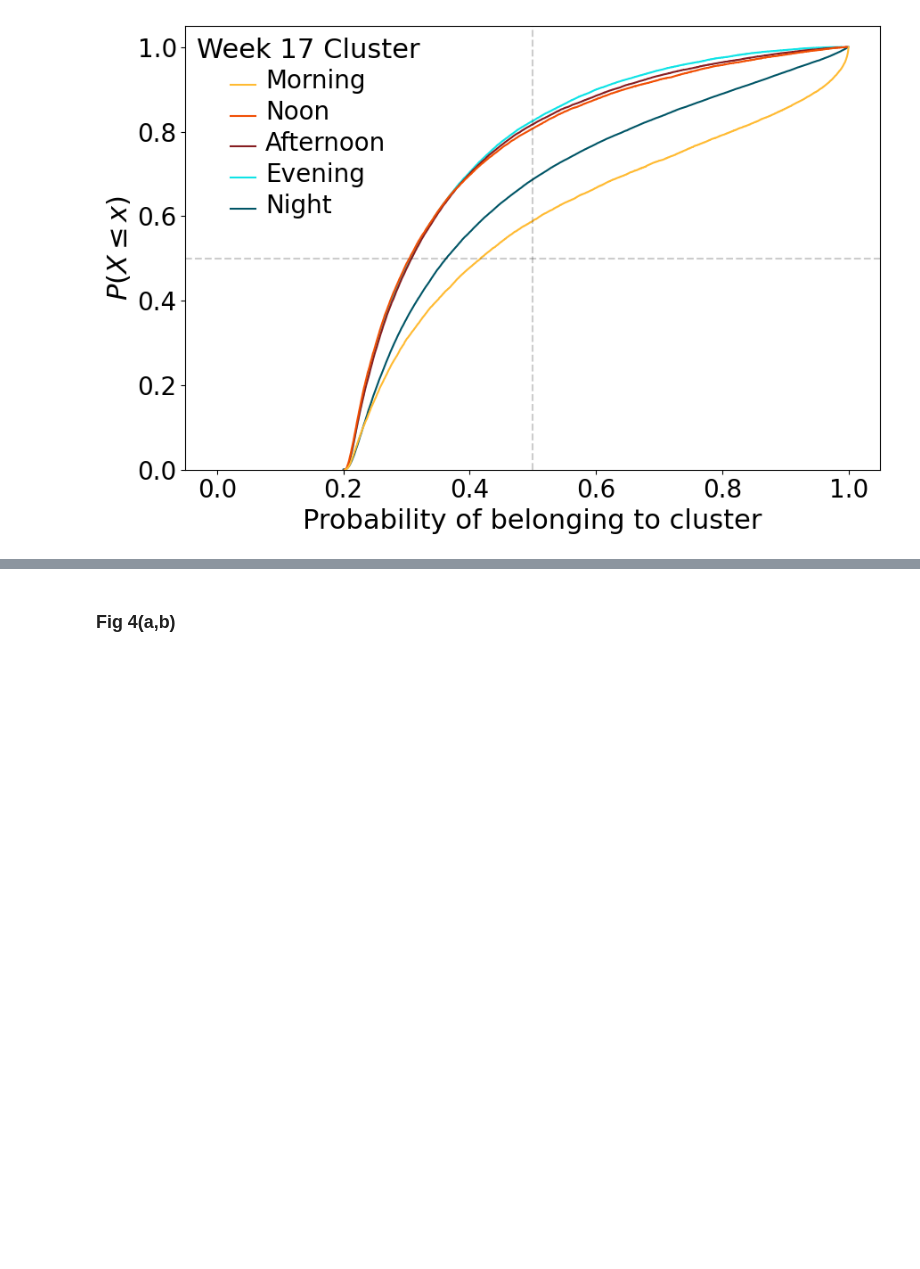
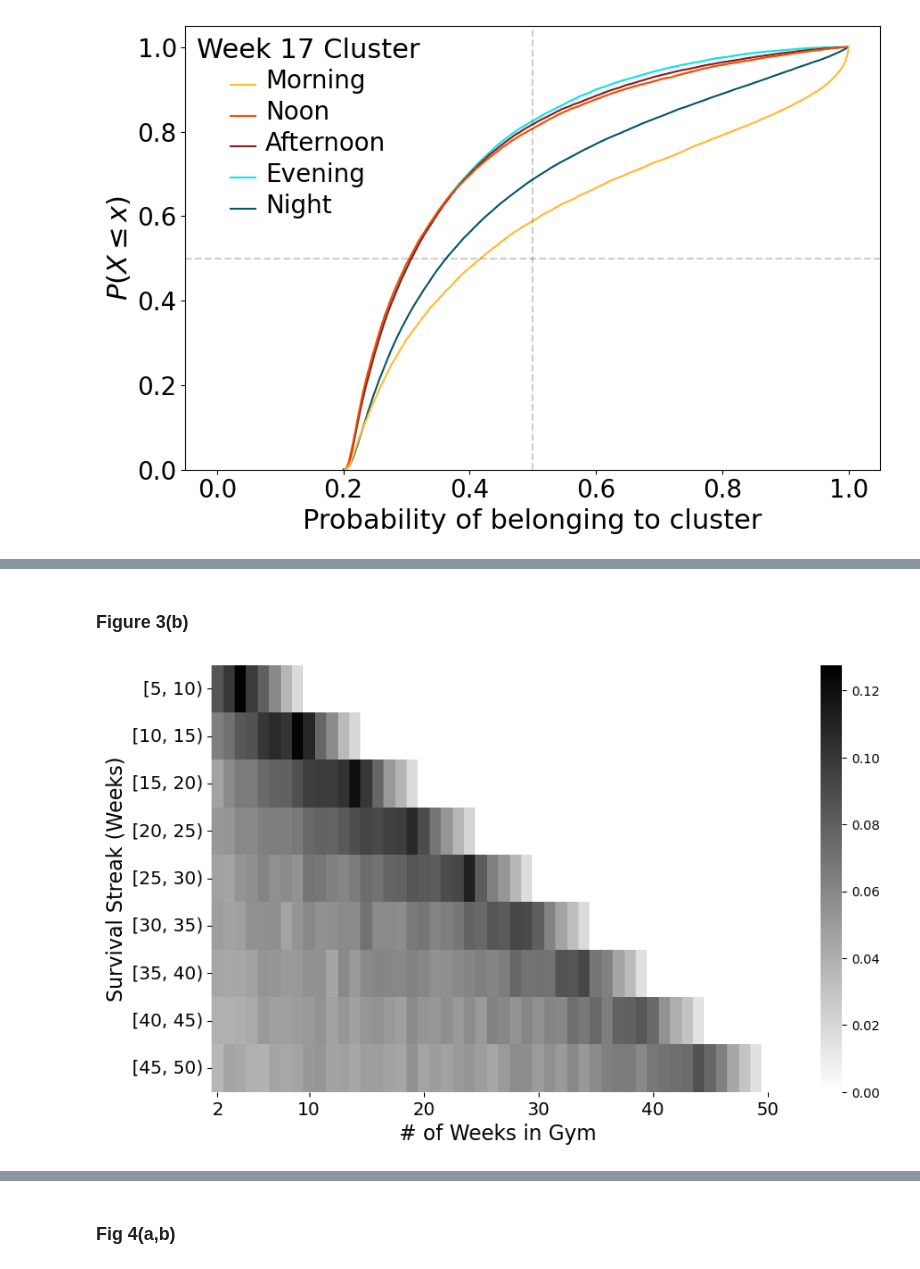
Before and after one commit to egedemirci/From-Occasional-to-Steady-Habit-Formation-Insights-From-a-Comprehensive-Fitness-Study, a Jupyter notebook: Figures.ipynb, the cells around one changed output, grey strips where cells are left out. Saved outputs shown, nothing was run; the diff lists cells and outputs as text; code cells hidden in the pictures; blank space fills up the shorter version.

```diff
--- a/Figures.ipynb
+++ b/Figures.ipynb
@@ -567,0 +825,52 @@ plt.close()
+# %% [markdown]
+### Figure 3(b)
+# %%
+# Define survival streak intervals for analysis
+survival_thresholds = [i * 5 for i in range(1, 10)]
+
+# Initialize a list to store the proportion of gaps for each subgroup
+gaps_proportions = []
+
+# Compute weekly gap proportions for different survival streak subgroups
+for threshold in survival_thresholds:
+    # Filter data for users within the survival streak range
+    subgroup_df = summary_df[(summary_df['0_WEEKS_SURVIVAL_GRACE_DAY'] < threshold + 5) &
+                             (summary_df['0_WEEKS_SURVIVAL_GRACE_DAY'] >= threshold)]
+
+    # Initialize an array to track the number of one-week gaps per week
+    gaps_per_week = np.zeros(len(visit_columns) - 1)
+
+    # Iterate through each user in the subgroup to count one-week gaps
+    for _, row in subgroup_df.iterrows():
+        visits = row[visit_columns].values
+        for week in range(1, len(visits) - 1):
+            if visits[week] == 0 and visits[week - 1] > 0 and visits[week + 1] > 0:
+                if week <= row['0_WEEKS_SURVIVAL_GRACE_DAY']:
+                    gaps_per_week[week] += 1
+
+    # Calculate the proportion of users experiencing a one-week gap per week
+    gaps_proportion = gaps_per_week / len(subgroup_df) if len(subgroup_df) > 0 else np.zeros(len(gaps_per_week))
+    gaps_proportions.append(gaps_proportion)
+
+# Convert the list of gap proportions into a NumPy array for visualization
+gaps_proportions_array = np.array(gaps_proportions)
+
+# Generate heatmap visualization
+plt.figure(figsize=(10, 6))
+sns.heatmap(gaps_proportions_array, cmap='binary',
+            yticklabels=[f'[{thr}, {thr+5})' for thr in survival_thresholds])
+plt.xlim(left=1)
+plt.yticks(fontsize=14)
+plt.xticks([1.5, 9.5, 19.5, 29.5, 39.5, 49.5], labels=[2, 10, 20, 30, 40, 50], fontsize=14)
+plt.xlabel('# of Weeks in Gym', fontsize=16)
+plt.ylabel('Survival Streak (Weeks)', fontsize=16)
+#plt.savefig("Fig_3_b_gap_week_heatmap_data.png", dpi=350)
+plt.show()
+
+# Save aggregated
+export_data = pd.DataFrame(gaps_proportions_array,
+                           index=[f'[{thr}, {thr+5})' for thr in survival_thresholds],
+                           columns=[f'Week {i+1}' for i in range(gaps_proportions_array.shape[1])])
+export_data.to_csv("Figures Data/Fig_3_b_gap_week_heatmap_data.csv", index=True)
+# %% [output]
+[figure, added]
```
Also changed, not shown: parts of 12 cells of this notebook, 5 other files.
